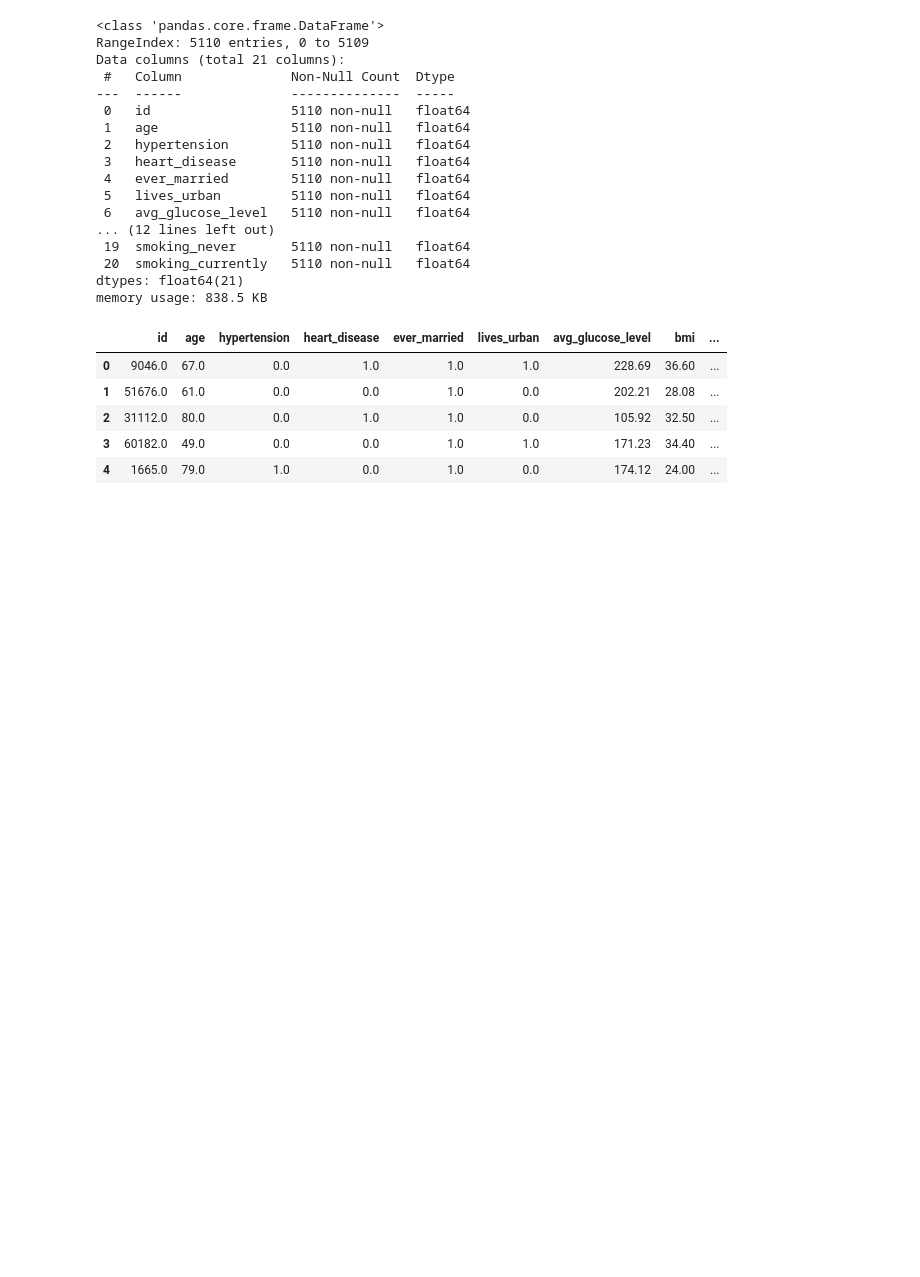
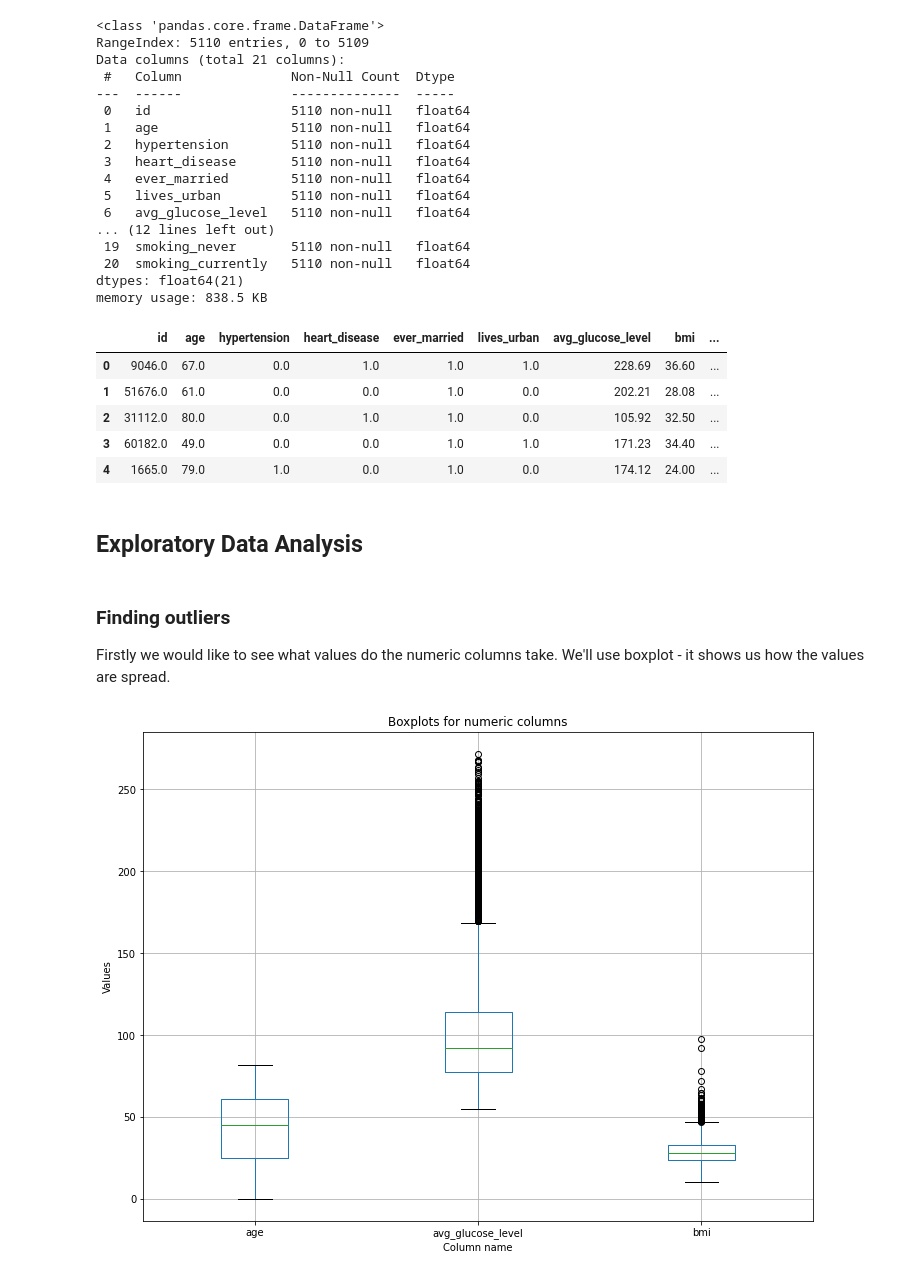
Before and after one commit to WaznyKamo/Stroke-EDA-classification, a Jupyter notebook: Stroke_dataset_EDA_and_classification.ipynb, the cells around one changed output. Saved outputs shown, nothing was run; the diff lists cells and outputs as text; code cells hidden in the pictures; blank space fills up the shorter version.

Commit message:
added outliers analysis

```diff
--- a/Stroke_dataset_EDA_and_classification.ipynb
+++ b/Stroke_dataset_EDA_and_classification.ipynb
@@ -173,3 +177,16 @@ data_encoded.head()
 | 2 | 31112.0 | 80.0 | 0.0 | 1.0 | 1.0 | 0.0 | 105.92 | 32.50 | ... |
 | 3 | 60182.0 | 49.0 | 0.0 | 0.0 | 1.0 | 1.0 | 171.23 | 34.40 | ... |
 | 4 | 1665.0 | 79.0 | 1.0 | 0.0 | 1.0 | 0.0 | 174.12 | 24.00 | ... |
+# %% [markdown]
+## Exploratory Data Analysis
+# %% [markdown]
+### Finding outliers
+Firstly we would like to see what values do the numeric columns take. We'll use boxplot - it shows us how the values are spread.
+# %%
+data_encoded[['age', 'avg_glucose_level', 'bmi']].boxplot(figsize=(12,9))
+plt.title('Boxplots for numeric columns')
+plt.xlabel('Column name')
+plt.ylabel('Values')
+plt.show()
+# %% [output]
+[figure, added]
```
Also changed, not shown: parts of 3 cells of this notebook.
